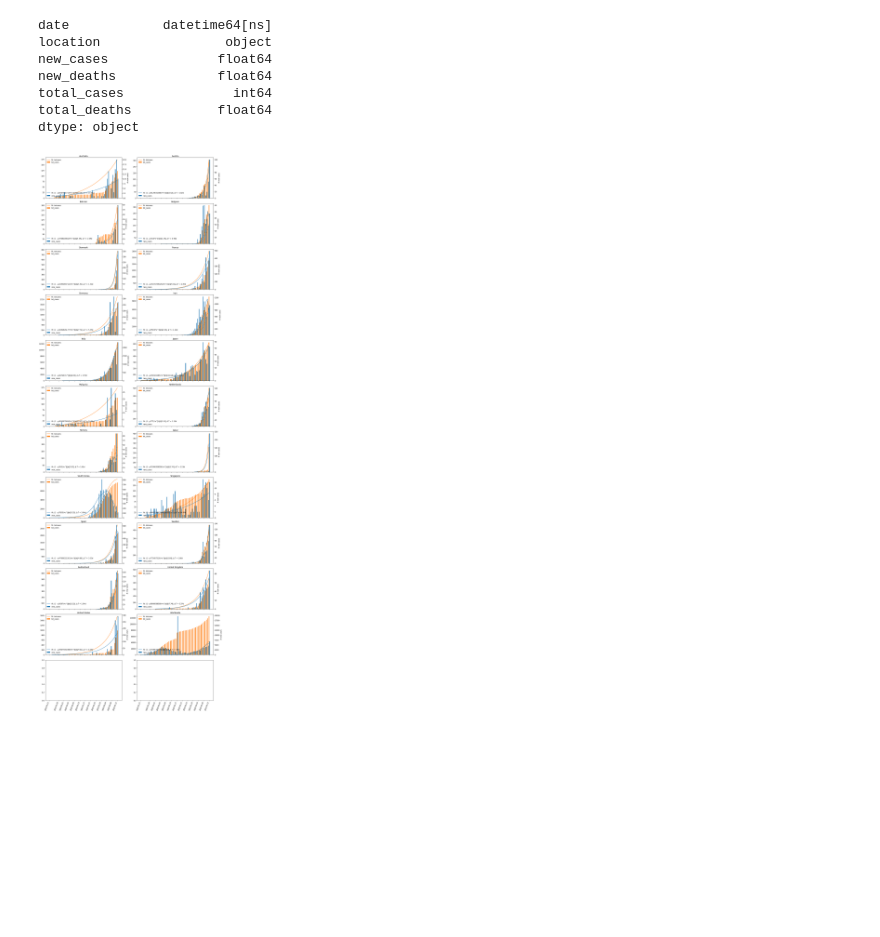
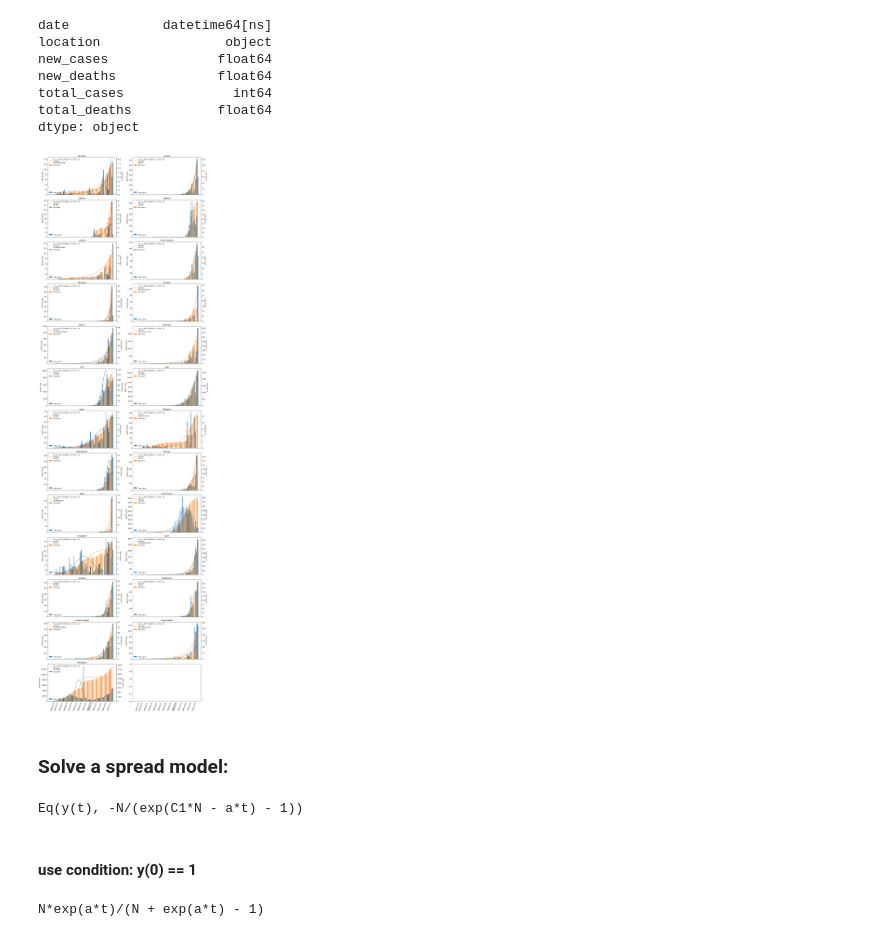
Before and after one commit to topiko/panikpanik, a Jupyter notebook: explr_covid_data.ipynb, the cells around one changed output. Drawn from its saved outputs; the diff is of its cells as text; code cells hidden in the pictures; blank space fills up the shorter version.

Commit message:
Updated spread model.

```diff
--- a/explr_covid_data.ipynb
+++ b/explr_covid_data.ipynb
@@ -52,19 +52,21 @@ def plot_bar_datetime(times, y, ax, label = None, align = 'right', color = None)
     ax.bar(times, y, width = .4, label = label, color = color) #, align = align)
 
 
-def fit_exp(times, y, first_case_date):
+def fit_model(times, y_tot, first_case_date):
 
-    def exp_f_(times_, R, N):
 
-        return np.exp(times_/R)*(N - y.cumsum())/N
+    exp_f_ = lambda t, N, a: N*np.exp(a*t)/(N + np.exp(a*t) - 1)
+    #def exp_f_(times_, R, N):
+    #    return np.exp(times_/R)*(N - y.cumsum())/N
 
-    times_ = (times - first_case_date - np.timedelta64(1, 'D'))/np.timedelta64(1, 'D')
+    times_ = (times - first_case_date)/np.timedelta64(1, 'D') # - np.timedelta64(1, 'D')
 
-    R, N = curve_fit(exp_f_, times_, y, [3, 1000])[0]
+    N, a = curve_fit(exp_f_, times_, y_tot, [1000, 1])[0]
 
-    model_newcases = exp_f_(times_, R, N)
-    model_totcases = model_newcases.cumsum()
-    return model_newcases, model_totcases, R, N
+
+    model_totcases = exp_f_(times_, N, a) #model_newcases.cumsum()
+    model_newcases = np.insert(np.diff(model_totcases), 0, 0)
+    return model_newcases, model_totcases, N, a
 
 
 def plot_line_datetime(times, y, ax, label = None, color = None):
@@ -81,23 +83,22 @@ def plot_fig1(mask, title, ax):
     y_new = np.nan_to_num(y_new)
 
     plot_bar_datetime(times, y_new, ax2, 'new_cases', align = 'right', color = 'C0')
-
     plot_bar_datetime(times, y_tot, ax, 'tot_cases', align = 'left', color = 'C1')
 
     try:
-        y_fit_newcases, y_fit_totcases, R, N = fit_exp(times, y_new, times[y_new != 0][0])
+        y_fit_newcases, y_fit_totcases, N, a = fit_model(times, y_tot, times[y_new != 0][0])
     except RuntimeError:
         return
 
-    label = r'fit: (1 - y/{:.0f})*e^[t[d]/{:.02f}], $\Delta$ T = {:.02f}d'.format(N, R, np.log(2)*R)
-    plot_line_datetime(times, y_fit_newcases, ax2, label, color = 'C0')
-    plot_line_datetime(times, y_fit_totcases, ax, 'fit: totcases', color = 'C1')
+    label = r'fit: y = N*e^(a*t)/(N + e^(a*t) - 1)' +  '\na={:.2f} \nN={:.0f}'.format(a, N)
+    plot_line_datetime(times, y_fit_newcases, ax2, None, color = 'C0')
+    plot_line_datetime(times, y_fit_totcases, ax, label, color = 'C1')
 
     if title is not None: ax.set_title(title)
     if label is not None:
         ax2.legend(frameon = False, loc = 3)
         ax.legend(frameon = False, loc = 2)
-    ax2.set_ylabel('total # cases')
+    ax.set_ylabel('total # cases')
     ax2.set_ylabel('# new cases')
 
 
@@ -105,33 +106,58 @@ def plot_fig1(mask, title, ax):
 # select countries:
 minncases = 100
 remove_countries = ['International', 'China']
 countries = []
 for country in data.location.unique():
     if not data.loc[data.loc[:, 'location'] == country, 'total_cases'].max() > minncases:
         continue
     if country in remove_countries:
         continue
 
     countries.append(country)
 
-
+#countries = ['South Korea']
 ncols = 2
 nrows = len(countries)//ncols + 1
 
 figW, figH = ncols * 8, nrows*4
 fig, axarr = plt.subplots(nrows, ncols, figsize = (figW, figH), sharex = True)
 
 for country, ax in zip(countries, axarr.ravel()):
     mask = data.location == country
     plot_fig1(mask, country, ax)
 
 times = data.date.unique()
 for i in range(len(axarr[0])): set_ticks(times, axarr[-1, i])
 
 
 plt.tight_layout()
 plt.savefig('countries.pdf', facecolor=fig.get_facecolor(), transparent=True)
-plt.savefig('countries.png', dpi = 100, facecolor=fig.get_facecolor(), transparent=True)
+plt.savefig('countries.png', dpi = 200, facecolor=fig.get_facecolor(), transparent=True)
 plt.show()
 # %% [output]
-[figure, old version]
+[figure, new version]
+# %% [markdown]
+### Solve a spread model:
+# %%
+from sympy import *
+
+t, a, N, C1 = symbols(r't a N C_1', real = True)
+# y = total number of infected (t)
+y = Function('y')(t)
+y_ = Derivative(y, t)
+
+
+eq = dsolve(a*y*(1-y/N) - y_, y, ics = {y.subs(t, 0):1})
+eq
+# %% [output]
+Eq(y(t), -N/(exp(C1*N - a*t) - 1))
+# %% [markdown]
+#### use condition: y(0) == 1
+# %%
+
+yy = (-N/(exp(C1*N - a*t) - 1)).subs(C1, ln(1-N)/N)
+
+(yy.diff(t) - a*yy*(1-yy/N)).simplify()
+yy.simplify()
+# %% [output]
+N*exp(a*t)/(N + exp(a*t) - 1)
```
Also changed, not shown: parts of 2 cells of this notebook, 2 other files.
